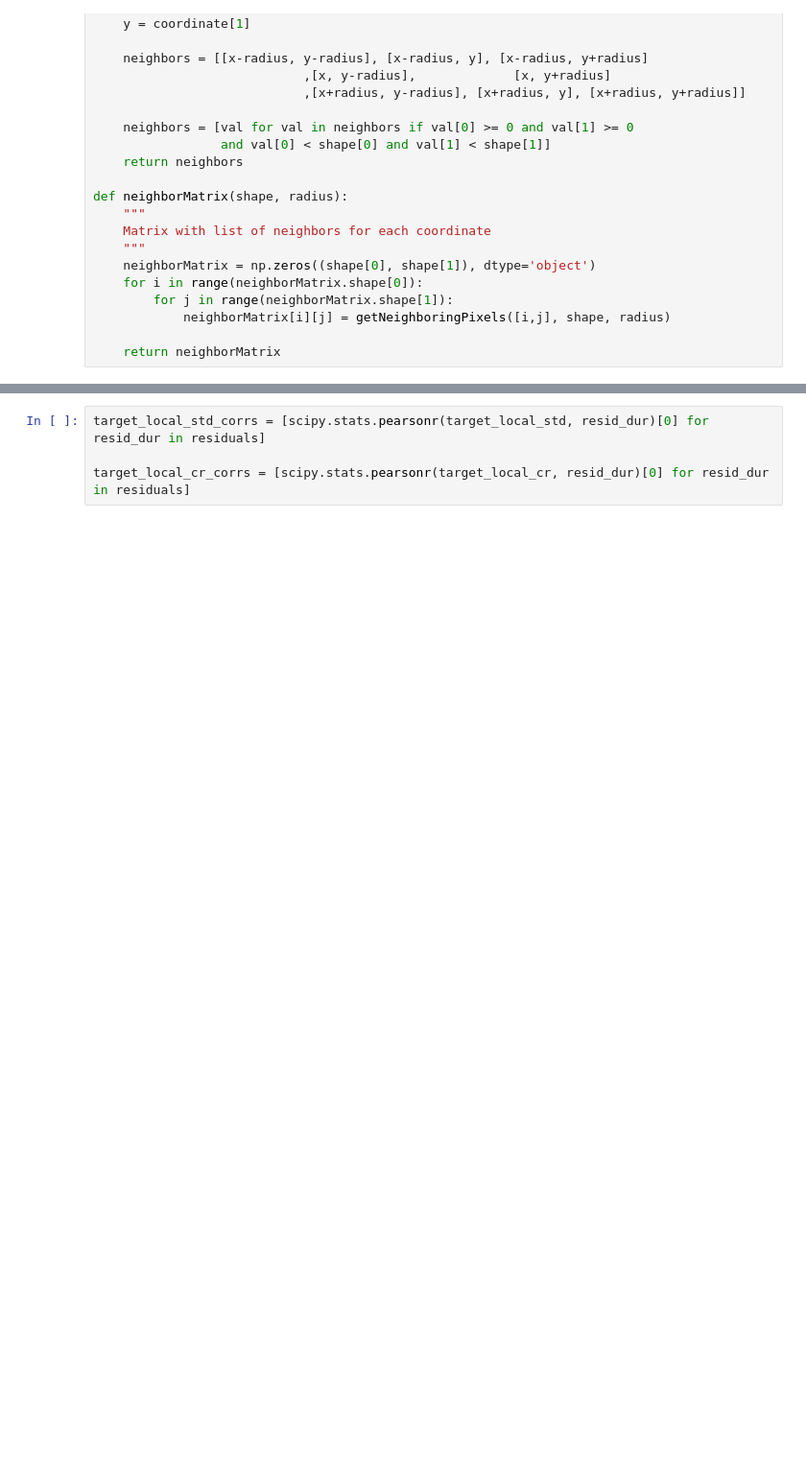
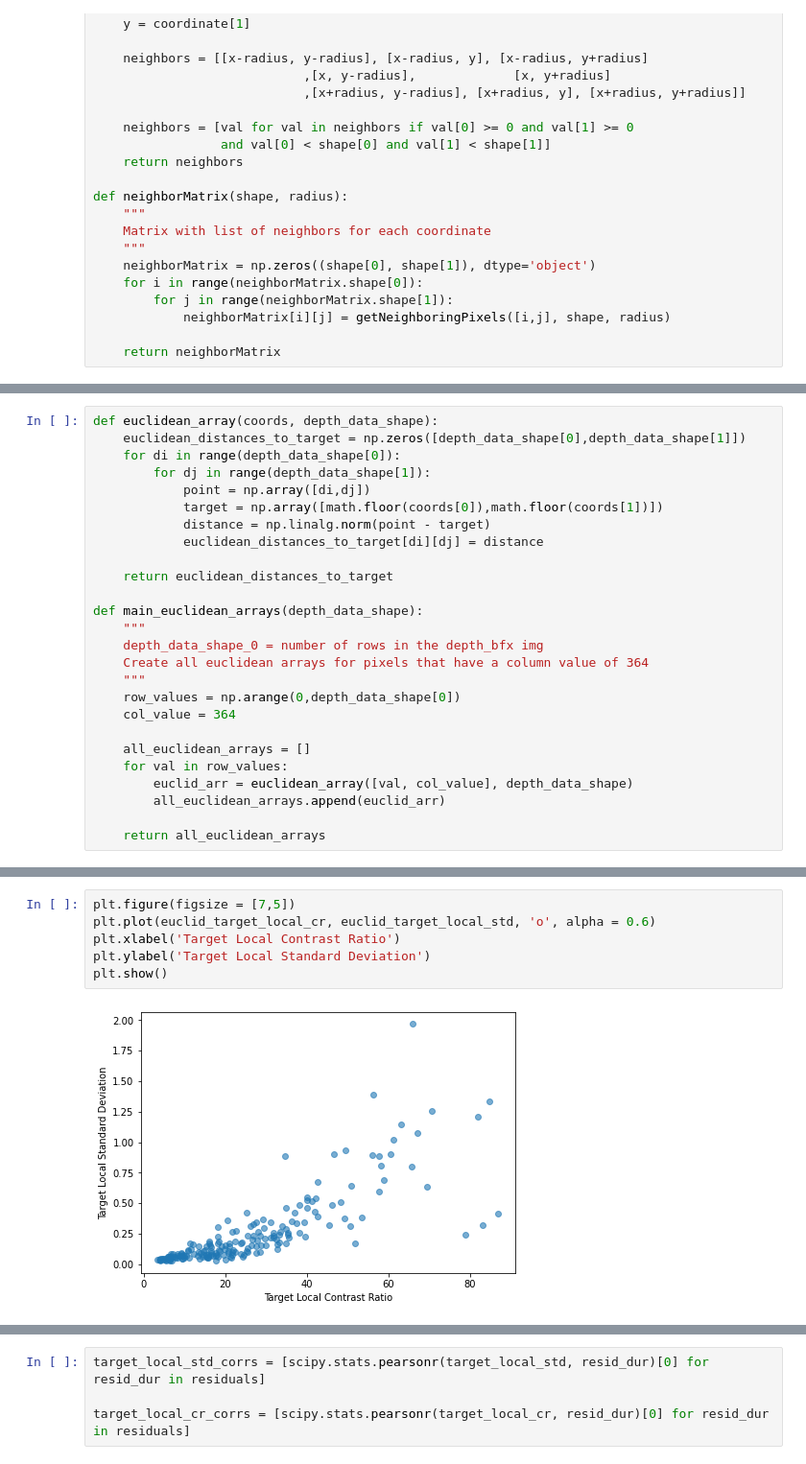
Before and after one commit to prachimahab/depth_duration_analysis, a Jupyter notebook: v3_depthDuration_analysis.ipynb, the cells around one changed output, grey strips where cells are left out. Shown at 96% size. Saved outputs shown, nothing was run; the diff lists cells and outputs as text; blank space fills up the shorter version.

```diff
--- a/v3_depthDuration_analysis.ipynb
+++ b/v3_depthDuration_analysis.ipynb
@@ -3285,0 +3295,26 @@ def local_depth_stats(path, rootdir, kinect2data_path):
+# %%
+def euclidean_array(coords, depth_data_shape):
+    euclidean_distances_to_target = np.zeros([depth_data_shape[0],depth_data_shape[1]])
+    for di in range(depth_data_shape[0]):
+        for dj in range(depth_data_shape[1]):
+            point = np.array([di,dj])
+            target = np.array([math.floor(coords[0]),math.floor(coords[1])])
+            distance = np.linalg.norm(point - target)
+            euclidean_distances_to_target[di][dj] = distance
+
+    return euclidean_distances_to_target
+
+def main_euclidean_arrays(depth_data_shape):
+    """
+    depth_data_shape_0 = number of rows in the depth_bfx img
+    Create all euclidean arrays for pixels that have a column value of 364
+    """
+    row_values = np.arange(0,depth_data_shape[0])
+    col_value = 364
+
+    all_euclidean_arrays = []
+    for val in row_values:
+        euclid_arr = euclidean_array([val, col_value], depth_data_shape)
+        all_euclidean_arrays.append(euclid_arr)
+
+    return all_euclidean_arrays
@@ -3285,0 +3440,8 @@ def local_depth_stats(path, rootdir, kinect2data_path):
+# %%
+plt.figure(figsize = [7,5])
+plt.plot(euclid_target_local_cr, euclid_target_local_std, 'o', alpha = 0.6)
+plt.xlabel('Target Local Contrast Ratio')
+plt.ylabel('Target Local Standard Deviation')
+plt.show()
+# %% [output]
+[figure, added]
```
Also changed, not shown: parts of 39 cells of this notebook.
